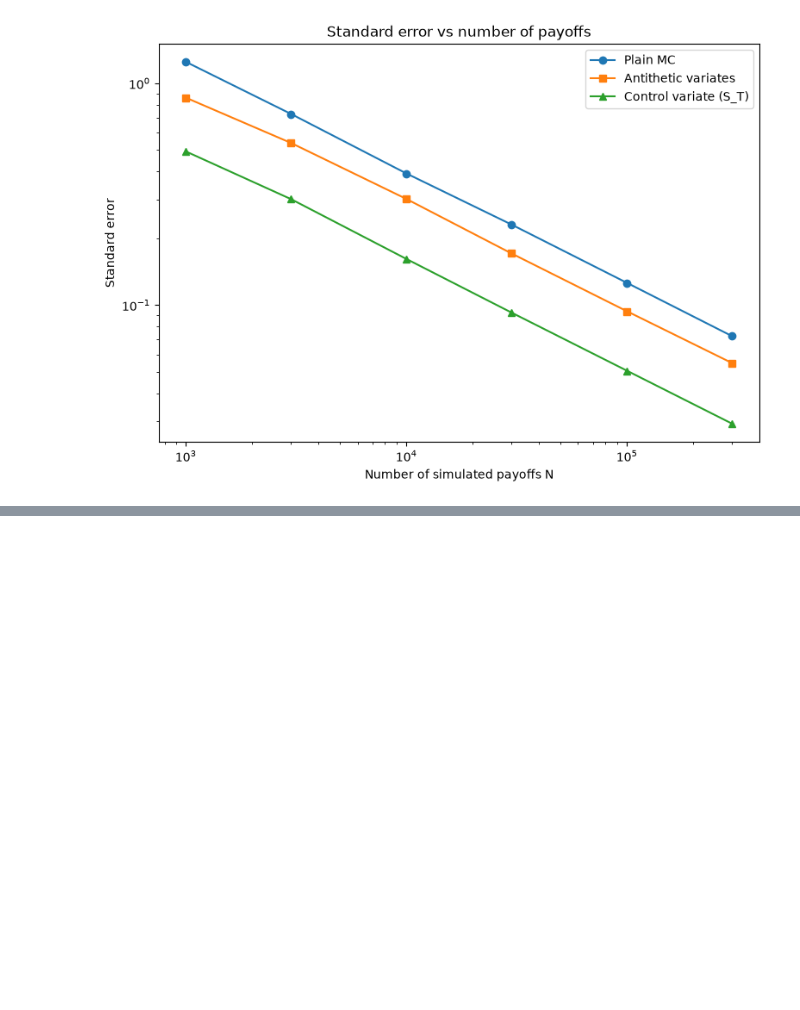
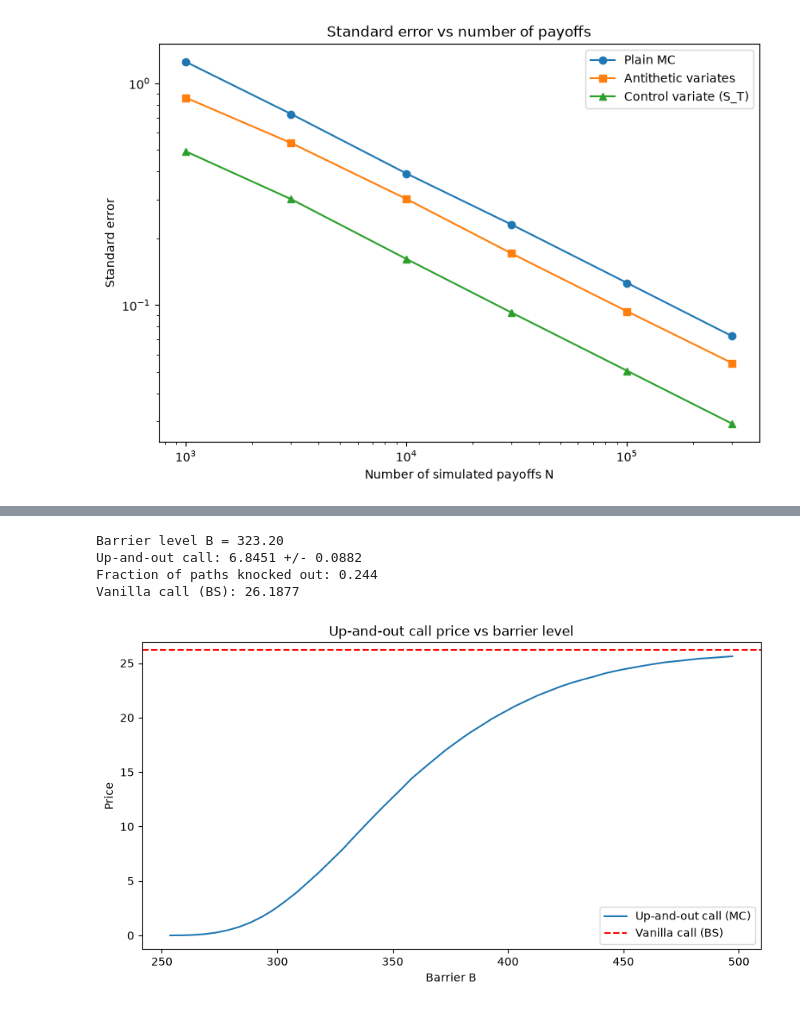
Before and after one commit to lewis-shearer/Monte_Carlo_Option_Pricing, a Jupyter notebook: option_pricing.ipynb, the cells around one changed output, grey strips where cells are left out. Cells and saved outputs as stored; diff of their text form; code cells hidden in the pictures; blank space fills up the shorter version.

```diff
--- a/option_pricing.ipynb
+++ b/option_pricing.ipynb
@@ -342,0 +420,36 @@ plt.show()
+# %%
+B = 1.3 * S0
+path_max = paths.max(axis=1)
+ST = paths[:, -1]
+
+knocked_out = path_max >= B
+Y_barrier = np.exp(-r * T) * np.maximum(ST - K, 0) * (~knocked_out)
+barrier_price = Y_barrier.mean()
+barrier_se = Y_barrier.std(ddof=1) / np.sqrt(n_paths)
+
+print(f'Barrier level B = {B:.2f}')
+print(f'Up-and-out call: {barrier_price:.4f} +/- {1.96*barrier_se:.4f}')
+print(f'Fraction of paths knocked out: {knocked_out.mean():.3f}')
+print(f'Vanilla call (BS): {call_bs:.4f}')
+# %% [output]
+Barrier level B = 323.20
+Up-and-out call: 6.8451 +/- 0.0882
+Fraction of paths knocked out: 0.244
+Vanilla call (BS): 26.1877
+# %%
+barriers = np.linspace(1.02, 2.0, 50) * S0
+barrier_prices = []
+for b_level in barriers:
+    alive = path_max < b_level
+    barrier_prices.append(np.mean(np.exp(-r * T) * np.maximum(ST - K, 0) * alive))
+
+plt.figure(figsize=(10, 5))
+plt.plot(barriers, barrier_prices, label='Up-and-out call (MC)')
+plt.axhline(call_bs, color='red', linestyle='--', label='Vanilla call (BS)')
+plt.title('Up-and-out call price vs barrier level')
+plt.xlabel('Barrier B')
+plt.ylabel('Price')
+plt.legend()
+plt.show()
+# %% [output]
+[figure, added]
```
Also changed, not shown: parts of 15 cells of this notebook.
